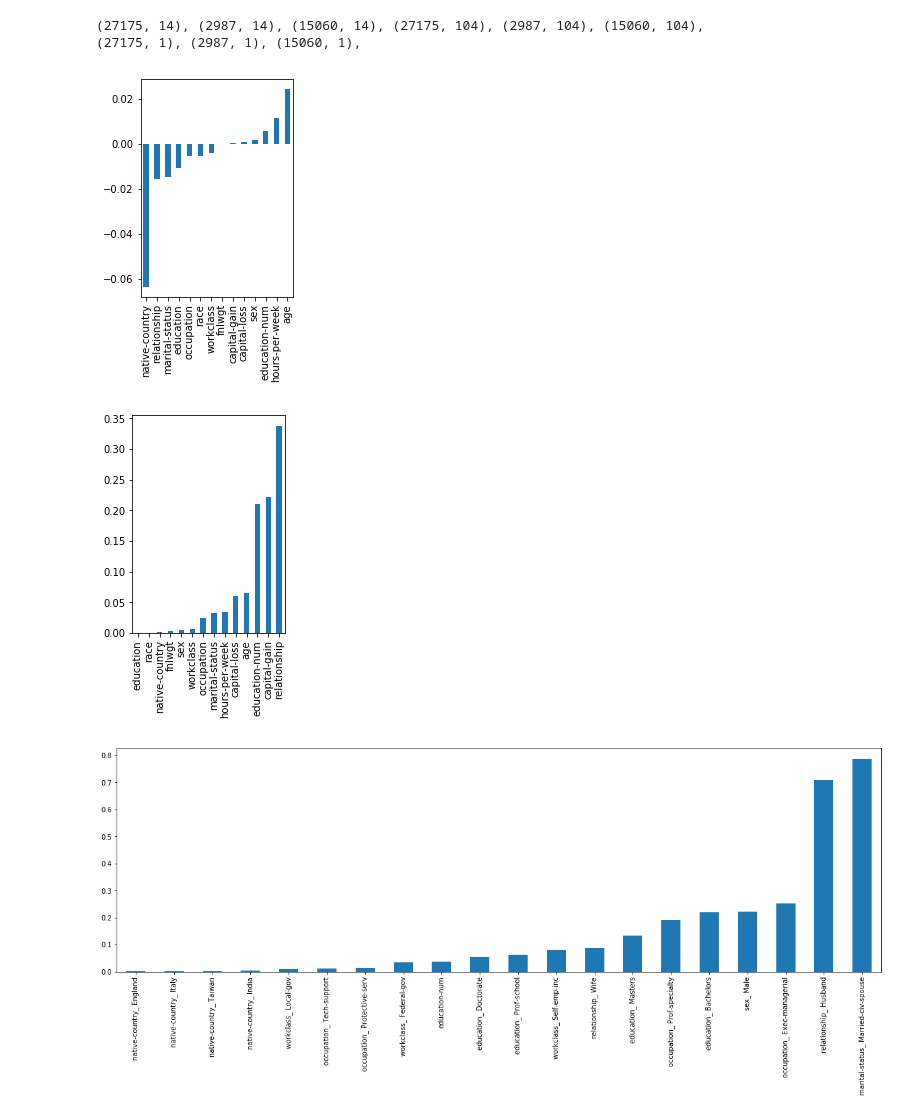
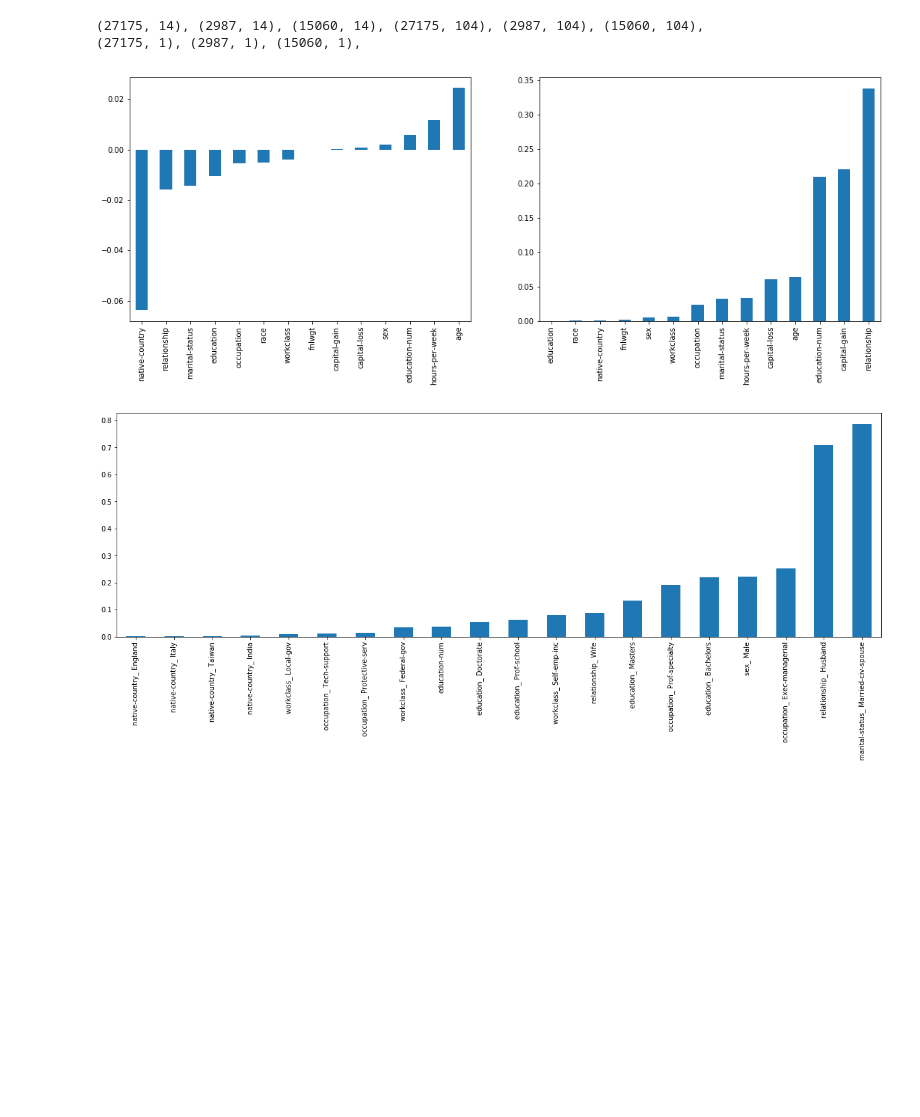
Before and after one commit to hydnwang/CS273p-Machine-Learning-Project, a Jupyter notebook: data_preprocessing.ipynb, the cells around one changed output. Drawn from its saved outputs; the diff is of its cells as text; code cells hidden in the pictures; blank space fills up the shorter version.

```diff
--- a/data_preprocessing.ipynb
+++ b/data_preprocessing.ipynb
@@ -177,30 +177,29 @@ print('')
 # %%
 # Plot Corellation and Importance of Data Based on Models
 
-plt.figure(figsize=(1))
+plt.figure(figsize=(18,6))
 lr = LogisticRegression(solver='lbfgs', max_iter=300)
 lr.fit(X_train_n, Y_train.iloc[:,0])
 coefs1 = pd.Series(lr.coef_[0], index=X_train_n.columns)
 plt.subplot(1,2,1)
 coefs1.sort_values().plot(kind="bar")
-plt.show()
+# plt.show()
 
 gb = GradientBoostingClassifier()
 gb.fit(X_train_n, Y_train.iloc[:,0])
 importance = gb.feature_importances_
 coefs2 = pd.Series(importance, index=X_train_n.columns)
 plt.subplot(1,2,2)
 coefs2.sort_values().plot(kind="bar")
 plt.show()
 
 # Plot using data encoded with one-hot
 lr = LogisticRegression(solver='lbfgs', max_iter=300)
 lr.fit(X_train_o, Y_train.iloc[:,0])
 plt.figure(figsize=(20,6))
 coefs1 = pd.Series(lr.coef_[0], index=X_train_o.columns)
 coefs1.sort_values()[-20:].plot(kind="bar")
 plt.show()
 # %% [output]
-[figure, old version]
+[figure, new version]
-[figure, old version]
+[figure, new version]
-[figure, removed]
```
